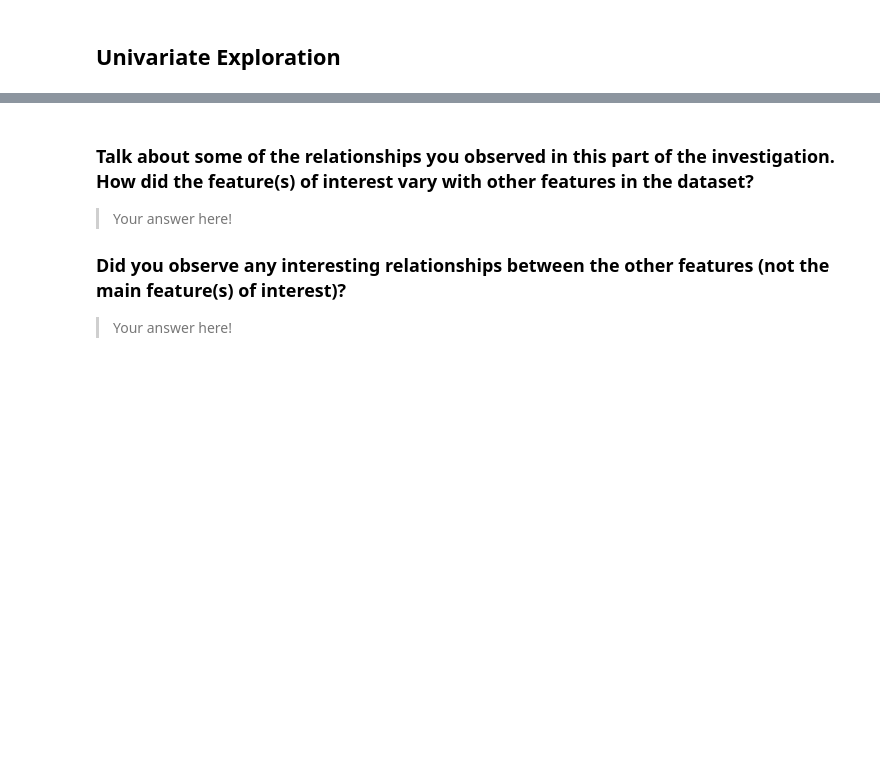
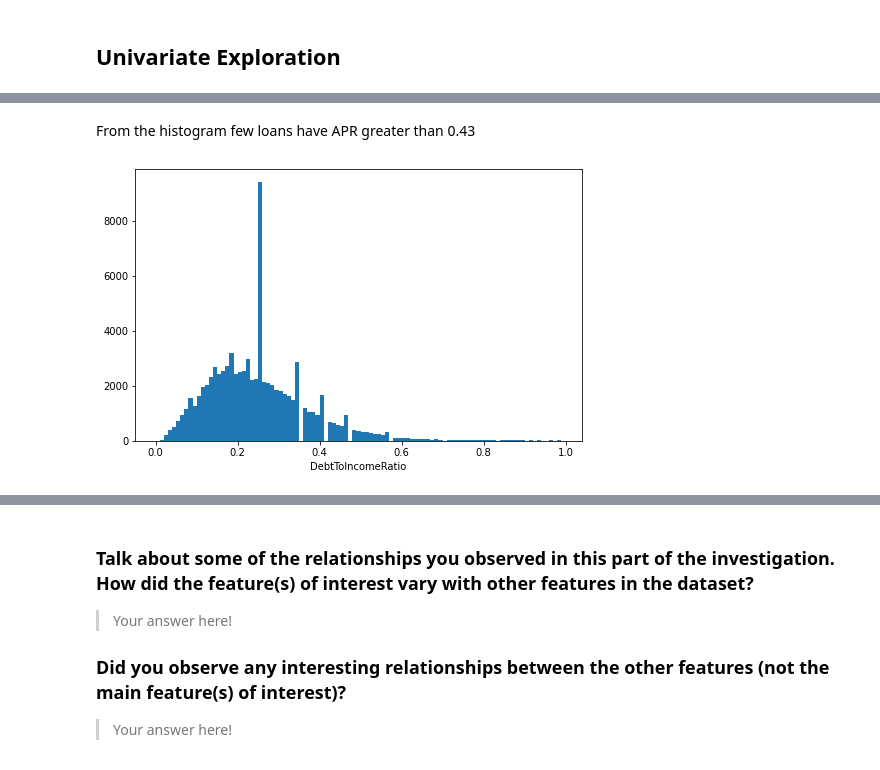
Before and after one commit to andisiambuku/Loans-Analysis-Project, a Jupyter notebook: Part_I_exploration_template.ipynb, the cells around one changed output, grey strips where cells are left out. Drawn from its saved outputs; the diff is of its cells as text; code cells hidden in the pictures; blank space fills up the shorter version.

```diff
--- a/Part_I_exploration_template.ipynb
+++ b/Part_I_exploration_template.ipynb
@@ -221,0 +261,10 @@ The main features of interest are 'DebtToIncome Ratio','Employment Status', they
+# %% [markdown]
+From the histogram few loans have APR greater than 0.43
+# %%
+#DebtToIncomeRatio distribution
+bins = np.arange(0,1,0.01)
+plt.figure(figsize=[8,5])
+plt.hist(data=df_proloans,x='DebtToIncomeRatio',bins=bins);
+plt.xlabel('DebtToIncomeRatio');
+# %% [output]
+[figure, added]
```
Also changed, not shown: parts of 26 cells of this notebook.
